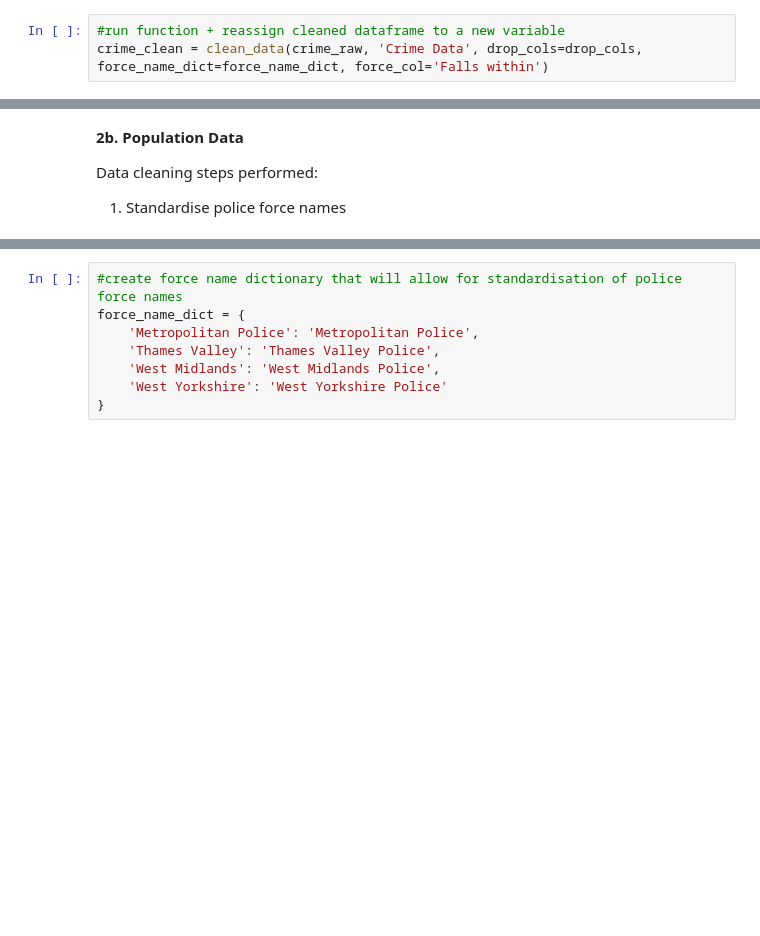
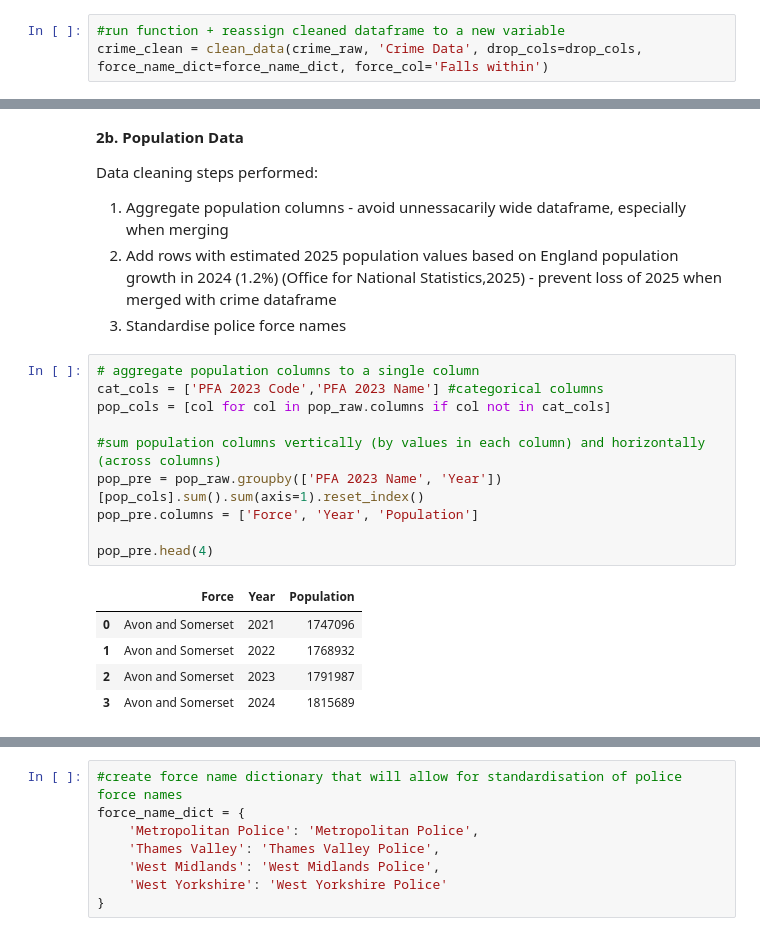
Before and after one commit to teannacottey/Python_Crime_Data_Engineering_Pipeline, a Jupyter notebook: crime_data_engineering_pipeline.ipynb, the cells around one changed output, grey strips where cells are left out. Cells and saved outputs as stored; diff of their text form; blank space fills up the shorter version.

```diff
--- a/crime_data_engineering_pipeline.ipynb
+++ b/crime_data_engineering_pipeline.ipynb
@@ -516,4 +530,22 @@ qual_check(crime_clean, "Cleaned Crime Data", cat_cols=['Falls within', 'LSOA na
 
 Data cleaning steps performed:
 
-1. Standardise police force names
+1. Aggregate population columns - avoid unnessacarily wide dataframe, especially when merging
+2. Add rows with estimated 2025 population values based on England population growth in 2024 (1.2%) (Office for National Statistics,2025) - prevent loss of 2025 when merged with crime dataframe
+3. Standardise police force names
+# %%
+# aggregate population columns to a single column
+cat_cols = ['PFA 2023 Code','PFA 2023 Name'] #categorical columns
+pop_cols = [col for col in pop_raw.columns if col not in cat_cols]
+
+#sum population columns vertically (by values in each column) and horizontally (across columns)
+pop_pre = pop_raw.groupby(['PFA 2023 Name', 'Year'])[pop_cols].sum().sum(axis=1).reset_index()
+pop_pre.columns = ['Force', 'Year', 'Population']
+
+pop_pre.head(4)
+# %% [output]
+|  | Force | Year | Population |
+| 0 | Avon and Somerset | 2021 | 1747096 |
+| 1 | Avon and Somerset | 2022 | 1768932 |
+| 2 | Avon and Somerset | 2023 | 1791987 |
+| 3 | Avon and Somerset | 2024 | 1815689 |
```
Also changed, not shown: parts of 18 cells of this notebook.
